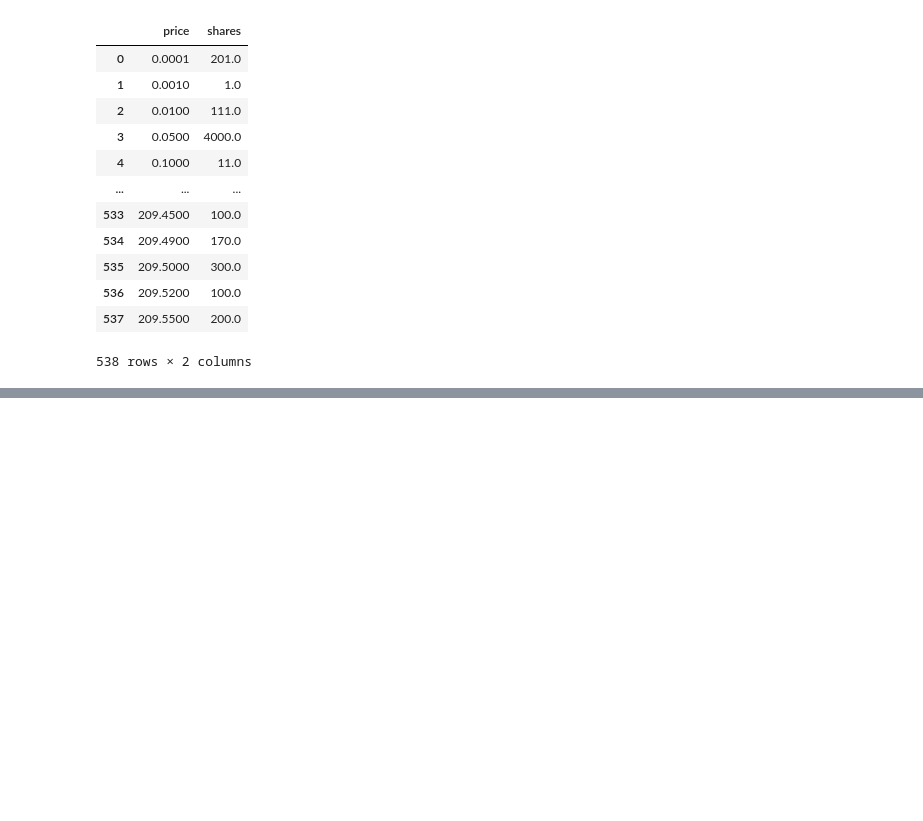
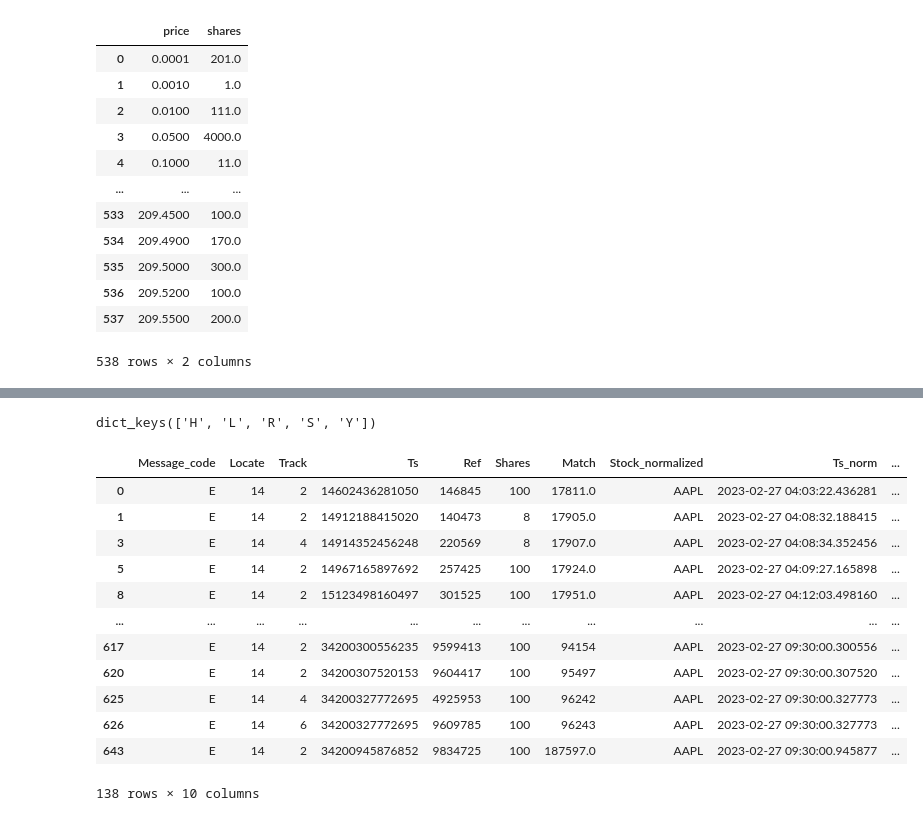
Before and after one commit to evanhurleyodwyer/NASDAQ_ITCH, a Jupyter notebook: NASDAQ_ITCH.ipynb, the cells around one changed output, grey strips where cells are left out. Drawn from its saved outputs; the diff is of its cells as text; code cells hidden in the pictures; blank space fills up the shorter version.

```diff
--- a/NASDAQ_ITCH.ipynb
+++ b/NASDAQ_ITCH.ipynb
@@ -416,0 +417,4 @@ just_needed.groupby(by=["price"])["shares"].sum().reset_index()
+# %%
+d.keys()
+# %% [output]
+dict_keys(['H', 'L', 'R', 'S', 'Y'])
@@ -416,0 +427,16 @@ just_needed.groupby(by=["price"])["shares"].sum().reset_index()
+# %%
+aapl_df[aapl_df["Shares"].isin(["100","8"])]
+# %% [output]
+|  | Message_code | Locate | Track | Ts | Ref | Shares | Match | Stock_normalized | Ts_norm | ... |
+| 0 | E | 14 | 2 | 14602436281050 | 146845 | 100 | 17811.0 | AAPL | 2023-02-27 04:03:22.436281 | ... |
+| 1 | E | 14 | 2 | 14912188415020 | 140473 | 8 | 17905.0 | AAPL | 2023-02-27 04:08:32.188415 | ... |
+| 3 | E | 14 | 4 | 14914352456248 | 220569 | 8 | 17907.0 | AAPL | 2023-02-27 04:08:34.352456 | ... |
+| 5 | E | 14 | 2 | 14967165897692 | 257425 | 100 | 17924.0 | AAPL | 2023-02-27 04:09:27.165898 | ... |
+| 8 | E | 14 | 2 | 15123498160497 | 301525 | 100 | 17951.0 | AAPL | 2023-02-27 04:12:03.498160 | ... |
+| ... | ... | ... | ... | ... | ... | ... | ... | ... | ... | ... |
+| 617 | E | 14 | 2 | 34200300556235 | 9599413 | 100 | 94154 | AAPL | 2023-02-27 09:30:00.300556 | ... |
+| 620 | E | 14 | 2 | 34200307520153 | 9604417 | 100 | 95497 | AAPL | 2023-02-27 09:30:00.307520 | ... |
+| 625 | E | 14 | 4 | 34200327772695 | 4925953 | 100 | 96242 | AAPL | 2023-02-27 09:30:00.327773 | ... |
+| 626 | E | 14 | 6 | 34200327772695 | 9609785 | 100 | 96243 | AAPL | 2023-02-27 09:30:00.327773 | ... |
+| 643 | E | 14 | 2 | 34200945876852 | 9834725 | 100 | 187597.0 | AAPL | 2023-02-27 09:30:00.945877 | ... |
+138 rows × 10 columns
```
Also changed, not shown: parts of 7 cells of this notebook.
